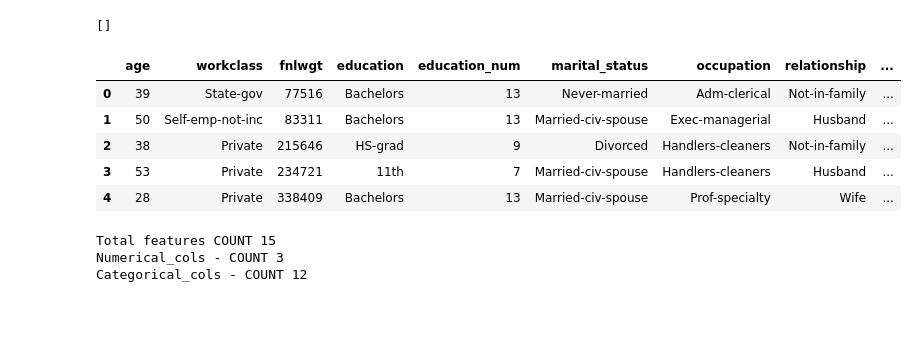
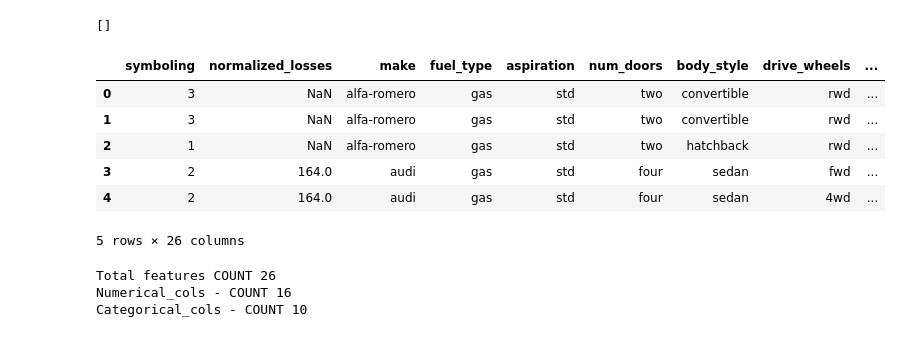
Before and after one commit to venkatesh-manikumar/Python_learnings, a Jupyter notebook: Preprocessing.ipynb, the cells around one changed output. Cells and saved outputs as stored; diff of their text form; code cells hidden in the pictures.

```diff
--- a/Preprocessing.ipynb
+++ b/Preprocessing.ipynb
@@ -267,16 +267,17 @@ null_check(t_df)
 # %% [output]
 []
 # %%
-raw = pd.read_csv('/content/drive/MyDrive/DataScience/adult.csv')
+raw = pd.read_csv('/content/drive/MyDrive/DataScience/Auto.csv')
 
 raw.head()
 # %% [output]
-|  | age | workclass | fnlwgt | education | education_num | marital_status | occupation | relationship | ... |
-| 0 | 39 | State-gov | 77516 | Bachelors | 13 | Never-married | Adm-clerical | Not-in-family | ... |
-| 1 | 50 | Self-emp-not-inc | 83311 | Bachelors | 13 | Married-civ-spouse | Exec-managerial | Husband | ... |
-| 2 | 38 | Private | 215646 | HS-grad | 9 | Divorced | Handlers-cleaners | Not-in-family | ... |
-| 3 | 53 | Private | 234721 | 11th | 7 | Married-civ-spouse | Handlers-cleaners | Husband | ... |
-| 4 | 28 | Private | 338409 | Bachelors | 13 | Married-civ-spouse | Prof-specialty | Wife | ... |
+|  | symboling | normalized_losses | make | fuel_type | aspiration | num_doors | body_style | drive_wheels | ... |
+| 0 | 3 | NaN | alfa-romero | gas | std | two | convertible | rwd | ... |
+| 1 | 3 | NaN | alfa-romero | gas | std | two | convertible | rwd | ... |
+| 2 | 1 | NaN | alfa-romero | gas | std | two | hatchback | rwd | ... |
+| 3 | 2 | 164.0 | audi | gas | std | four | sedan | fwd | ... |
+| 4 | 2 | 164.0 | audi | gas | std | four | sedan | 4wd | ... |
+5 rows × 26 columns
 # %%
 numerical_cols = raw.select_dtypes(include=[np.number]).columns
 categorical_cols = raw.select_dtypes(include=[object]).columns
@@ -285,6 +286,6 @@ print('Total features COUNT' , raw.columns.size)
 print('Numerical_cols - COUNT' , numerical_cols.size )
 print('Categorical_cols - COUNT' , categorical_cols.size )
 # %% [output]
-Total features COUNT 15
-Numerical_cols - COUNT 3
-Categorical_cols - COUNT 12
+Total features COUNT 26
+Numerical_cols - COUNT 16
+Categorical_cols - COUNT 10
```
